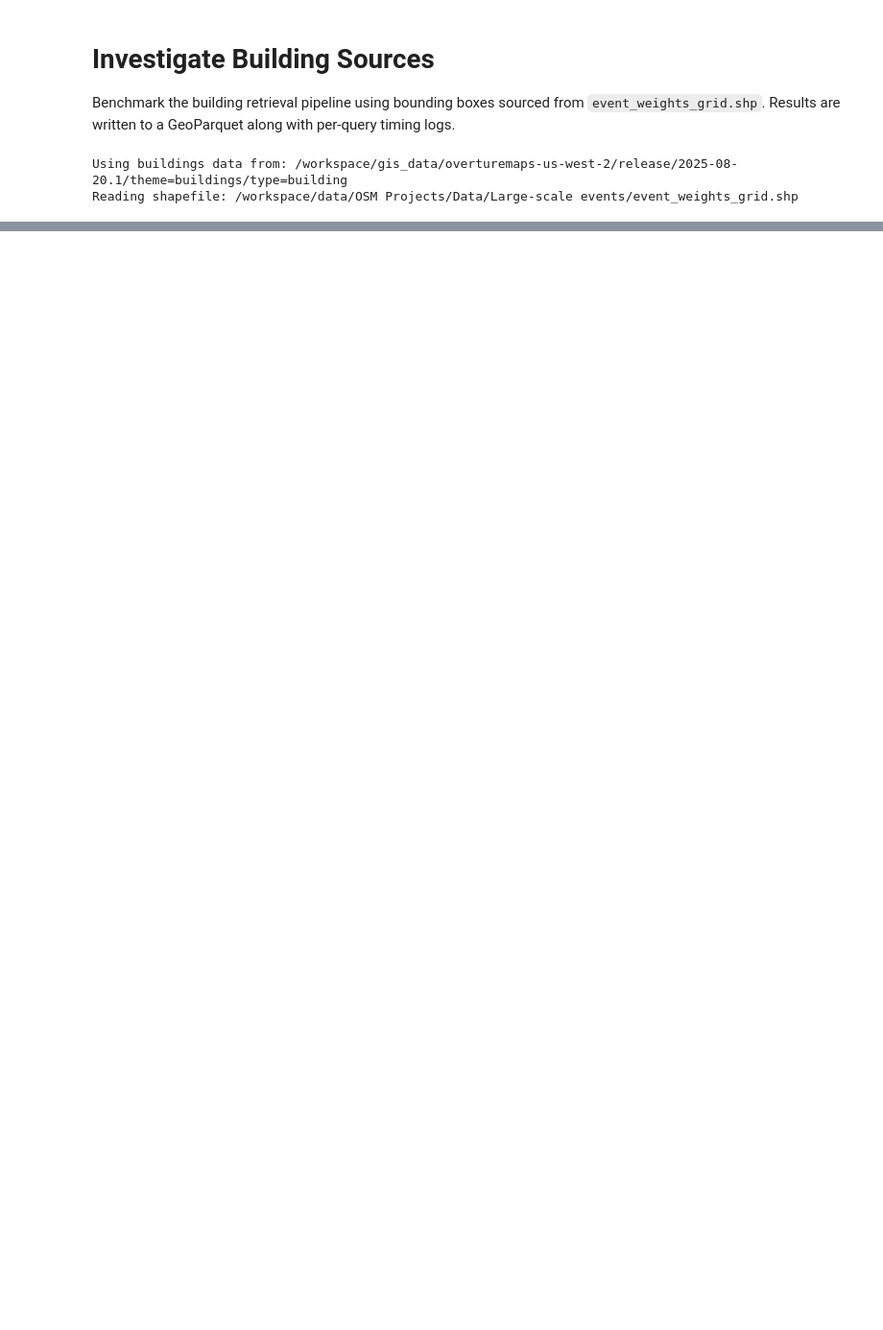
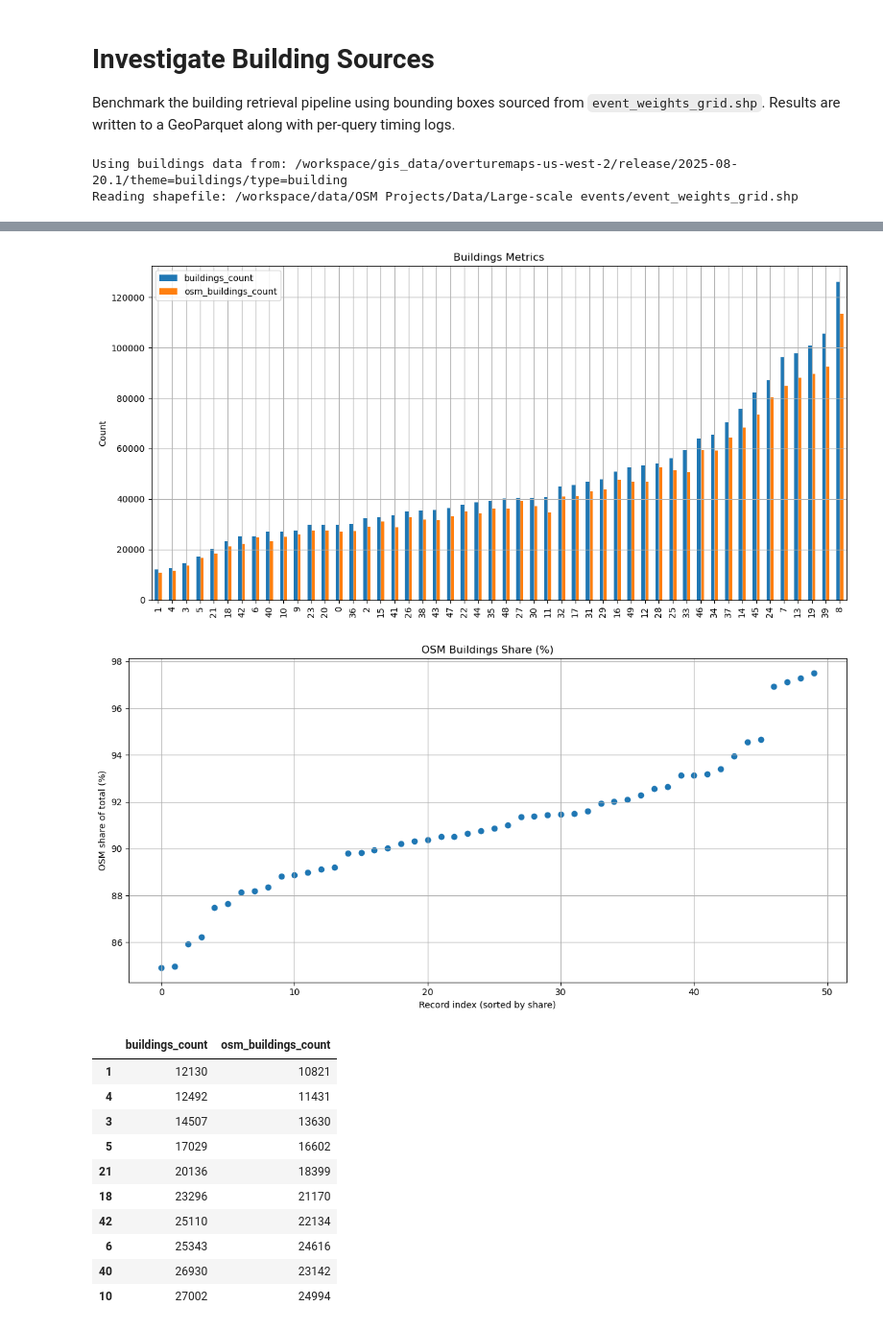
Before and after one commit to AShapira/micromamba_cuda, a Jupyter notebook: code/overture_analysis/investigate_buildings_sources.ipynb, the cells around one changed output, grey strips where cells are left out. Shown at 96% size. Drawn from its saved outputs; the diff is of its cells as text; code cells hidden in the pictures; blank space fills up the shorter version.

```diff
--- a/code/overture_analysis/investigate_buildings_sources.ipynb
+++ b/code/overture_analysis/investigate_buildings_sources.ipynb
@@ -107,22 +106,47 @@ result_gdf[['id', 'entities', 'buildings_count', 'osm_buildings_count']] if not
 # %%
 analysis_df = pd.read_parquet(parquet_path)
 if analysis_df.empty:
     raise RuntimeError('No data found in buildings_investigation_result.parquet.')
 
-chart_df = analysis_df.sort_values('id')
-ax = chart_df.plot(
-    x='id',
-    y=['entities', 'buildings_count', 'osm_buildings_count'],
-    kind='line',
-    figsize=(12, 6),
-    marker='o'
+chart_df = analysis_df.sort_values('buildings_count')
+ax = chart_df[['buildings_count', 'osm_buildings_count']].plot(
+    kind='bar',
+    figsize=(12, 6)
 )
-ax.set_title('Buildings Benchmark Metrics by Feature ID')
-ax.set_xlabel('Grid feature id')
+ax.set_title('Buildings Metrics')
 ax.set_ylabel('Count')
 ax.grid(True)
 plt.tight_layout()
 plt.show()
-chart_df[['id', 'entities', 'buildings_count', 'osm_buildings_count']].head()
+
+share_df = chart_df.copy()
+denom = share_df['buildings_count'].replace(0, pd.NA)
+share_df['osm_share_pct'] = (share_df['osm_buildings_count'] / denom) * 100
+share_sorted = share_df.sort_values('osm_share_pct').reset_index(drop=True)
+share_sorted['osm_share_pct'] = share_sorted['osm_share_pct'].astype(float)
+
+fig, ax = plt.subplots(figsize=(12, 6))
+ax.scatter(range(len(share_sorted)), share_sorted['osm_share_pct'])
+ax.set_title('OSM Buildings Share (%)')
+ax.set_xlabel('Record index (sorted by share)')
+ax.set_ylabel('OSM share of total (%)')
+ax.grid(True)
+plt.tight_layout()
+plt.show()
+chart_df[[  'buildings_count', 'osm_buildings_count']].head(10)
+# %% [output]
+[figure, added]
+[figure, added]
+|  | buildings_count | osm_buildings_count |
+| 1 | 12130 | 10821 |
+| 4 | 12492 | 11431 |
+| 3 | 14507 | 13630 |
+| 5 | 17029 | 16602 |
+| 21 | 20136 | 18399 |
+| 18 | 23296 | 21170 |
+| 42 | 25110 | 22134 |
+| 6 | 25343 | 24616 |
+| 40 | 26930 | 23142 |
+| 10 | 27002 | 24994 |
 # %%
 retriever.close()
```
Also changed, not shown: parts of 3 cells of this notebook, 3 other files.
